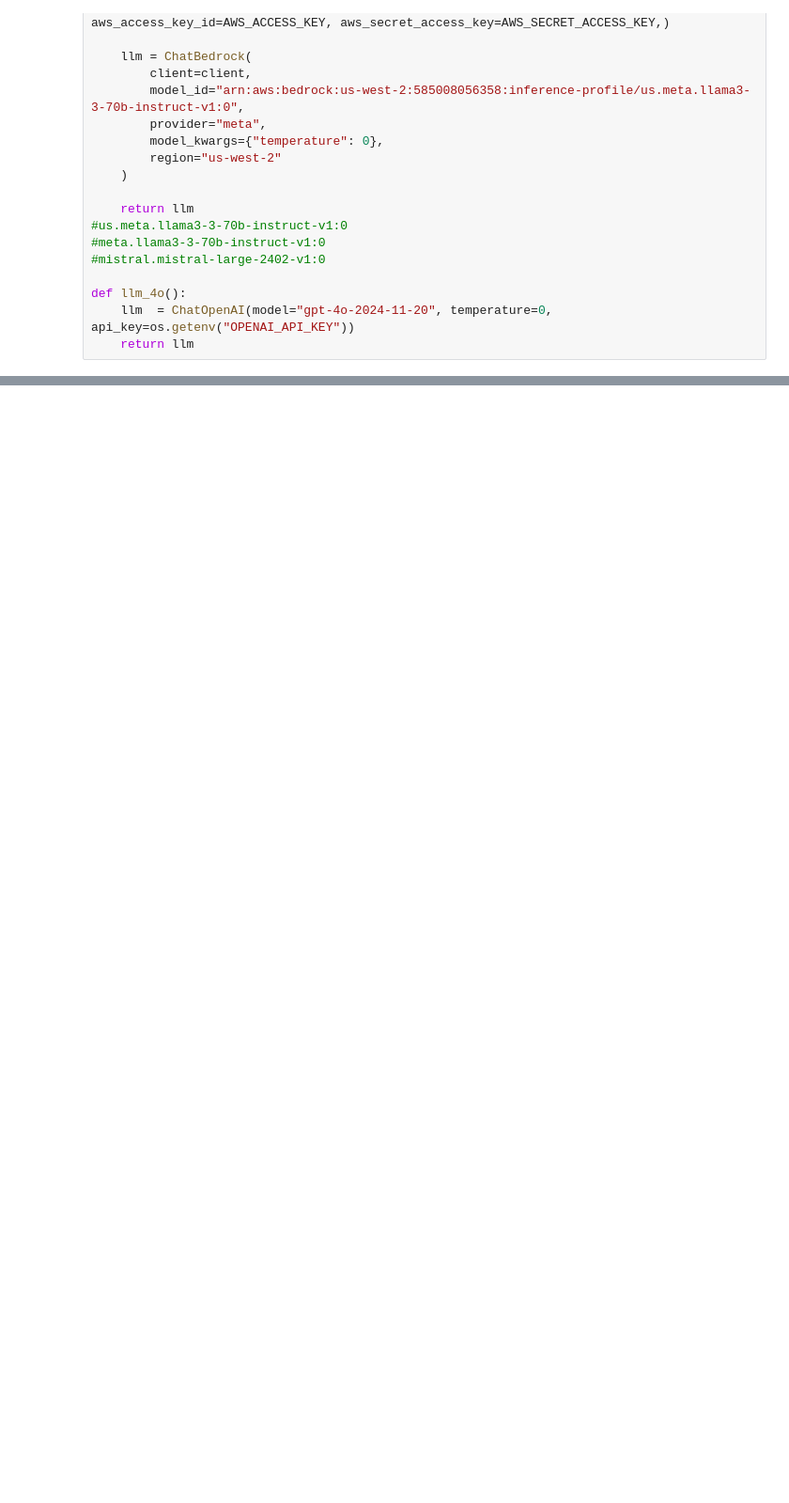
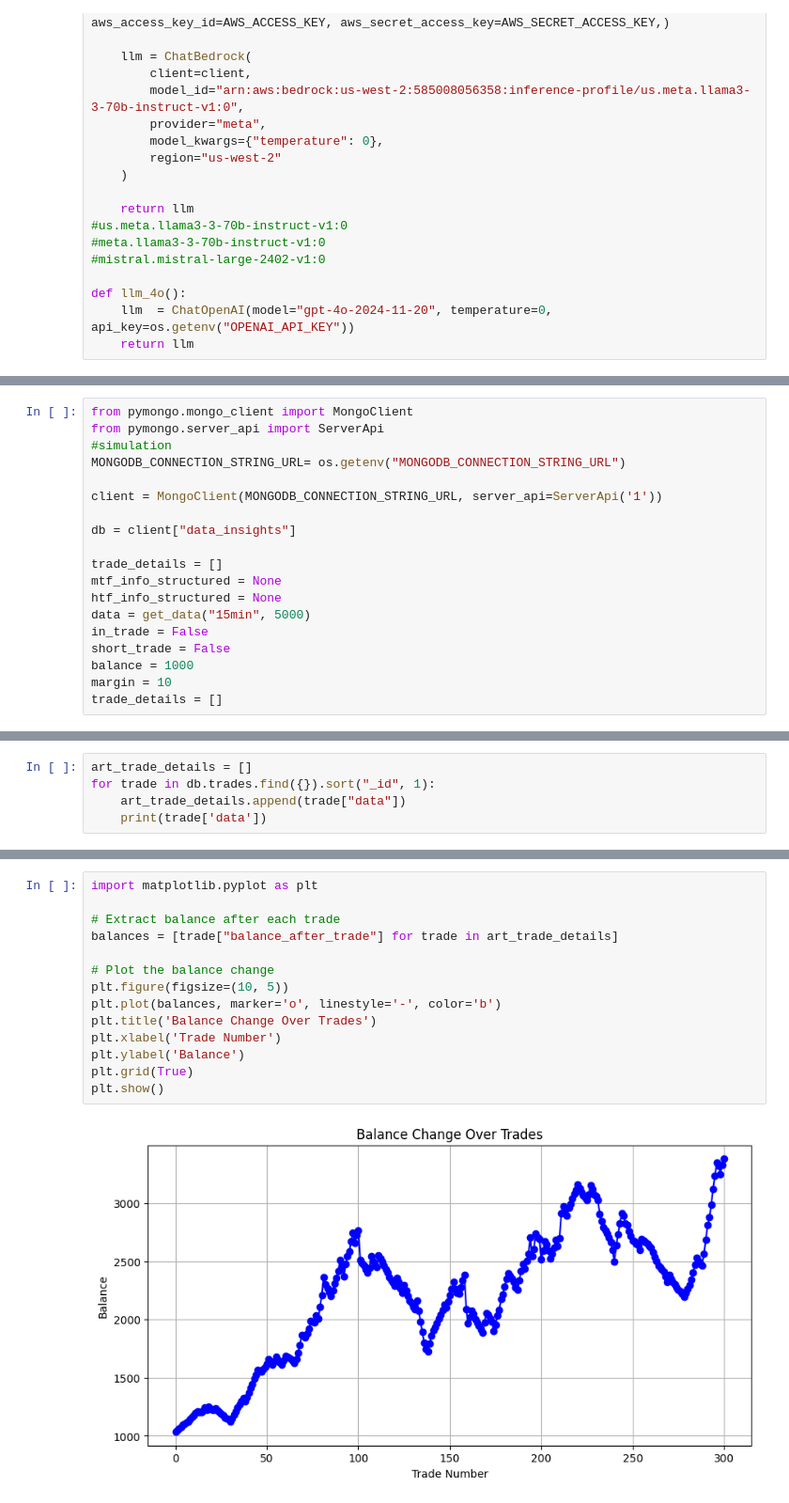
Before and after one commit to HoraceC-Dev/HermesGPT, a Jupyter notebook: app/graph.ipynb, the cells around one changed output, grey strips where cells are left out. Shown at 94% size. Cells and saved outputs as stored; diff of their text form; blank space fills up the shorter version.

```diff
--- a/app/graph.ipynb
+++ b/app/graph.ipynb
@@ -213,0 +214,19 @@ enter_market=False trade_type=None entry_price=None stop_loss=None take_profit=N
+# %%
+from pymongo.mongo_client import MongoClient
+from pymongo.server_api import ServerApi
+#simulation
+MONGODB_CONNECTION_STRING_URL= os.getenv("MONGODB_CONNECTION_STRING_URL")
+
+client = MongoClient(MONGODB_CONNECTION_STRING_URL, server_api=ServerApi('1'))
+
+db = client["data_insights"]
+
+trade_details = []
+mtf_info_structured = None
+htf_info_structured = None
+data = get_data("15min", 5000)
+in_trade = False
+short_trade = False
+balance = 1000
+margin = 10
+trade_details = []
@@ -213,0 +329,5 @@ enter_market=False trade_type=None entry_price=None stop_loss=None take_profit=N
+# %%
+art_trade_details = []
+for trade in db.trades.find({}).sort("_id", 1):
+    art_trade_details.append(trade["data"])
+    print(trade['data'])
@@ -213,0 +417,16 @@ enter_market=False trade_type=None entry_price=None stop_loss=None take_profit=N
+# %%
+import matplotlib.pyplot as plt
+
+# Extract balance after each trade
+balances = [trade["balance_after_trade"] for trade in art_trade_details]
+
+# Plot the balance change
+plt.figure(figsize=(10, 5))
+plt.plot(balances, marker='o', linestyle='-', color='b')
+plt.title('Balance Change Over Trades')
+plt.xlabel('Trade Number')
+plt.ylabel('Balance')
+plt.grid(True)
+plt.show()
+# %% [output]
+[figure, added]
```
Also changed, not shown: parts of 10 cells of this notebook, 2 other files.
